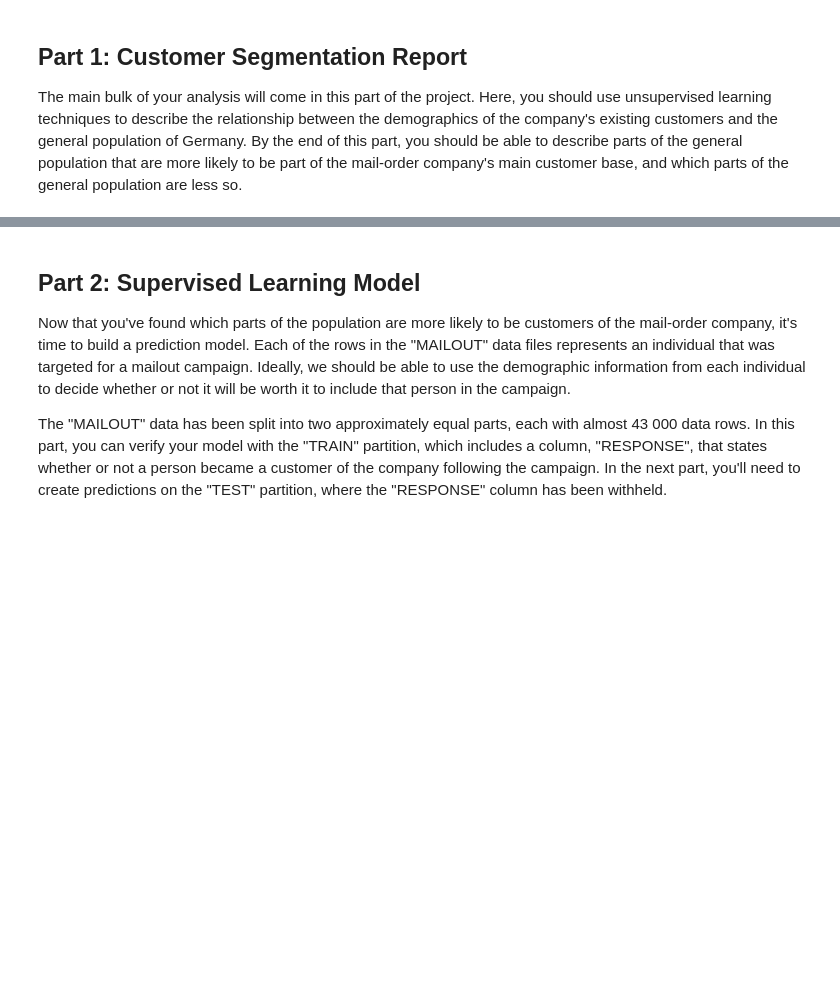
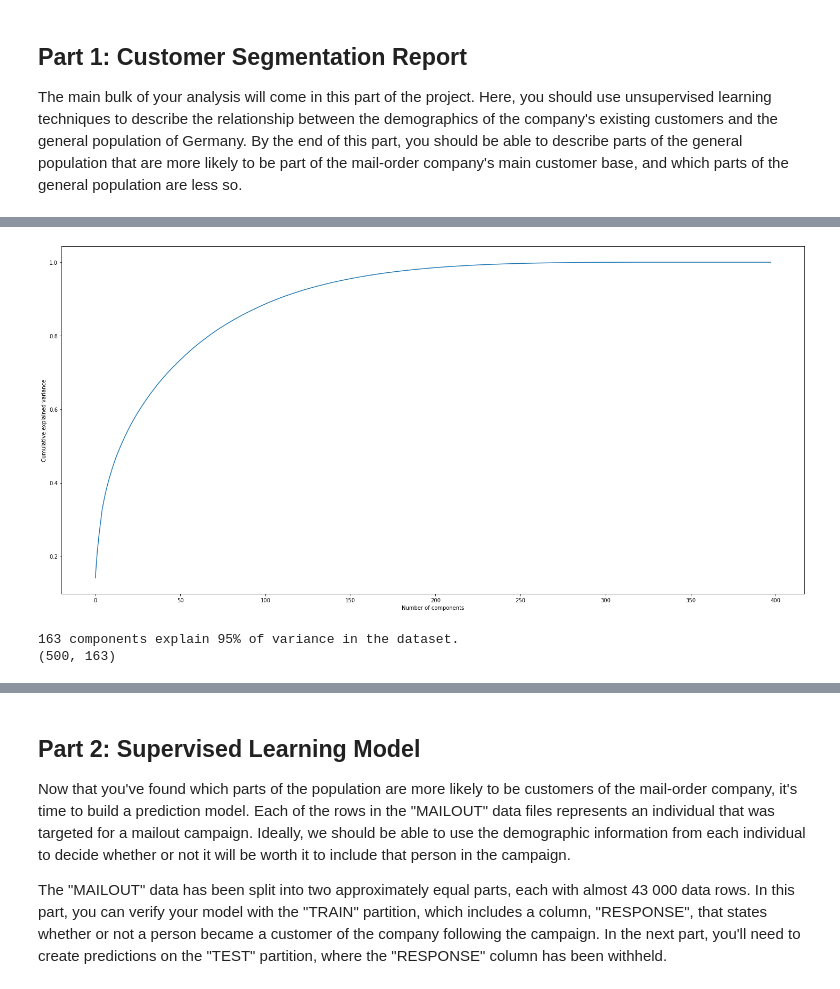
Before and after one commit to olghab/dataScienceCapstoneProject, a Jupyter notebook: Arvato Project Workbook.ipynb, the cells around one changed output, grey strips where cells are left out. Cells and saved outputs as stored; diff of their text form; code cells hidden in the pictures; blank space fills up the shorter version.

```diff
--- a/Arvato Project Workbook.ipynb
+++ b/Arvato Project Workbook.ipynb
@@ -614,0 +665,11 @@ customers_cleaned = load_csv_data('data/customers_cleaned.csv')
+# %%
+# do the same with customers data
+customers_pca = do_and_show_PCA(customers_cleaned)
+# %% [output]
+[figure, added]
+# %%
+customers_reduced = reduce_data(customers_pca, customers_cleaned)
+print(customers_reduced.shape)
+# %% [output]
+163 components explain 95% of variance in the dataset.
+(500, 163)
```
Also changed, not shown: parts of 11 cells of this notebook.
